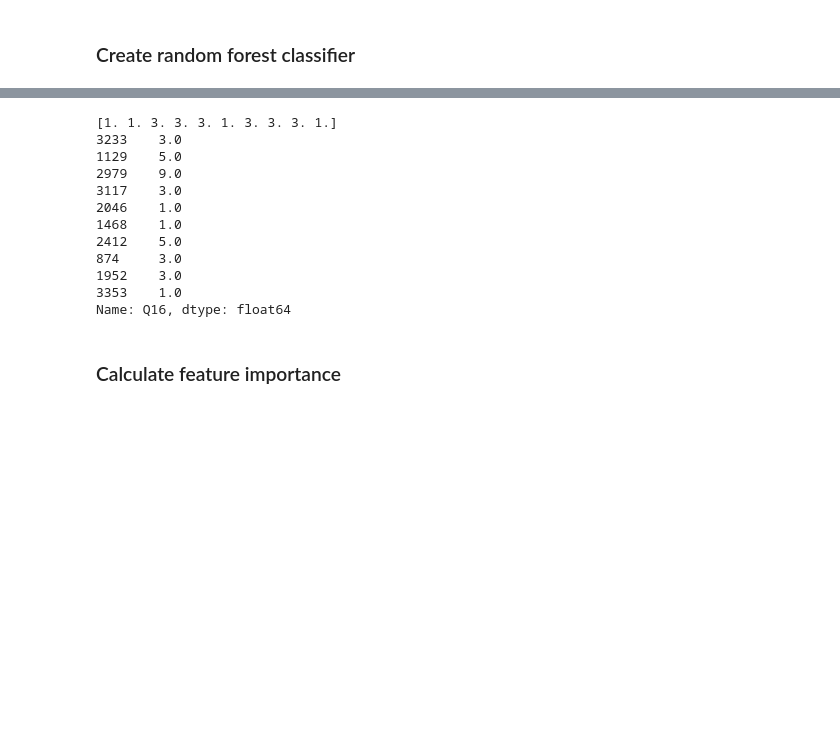
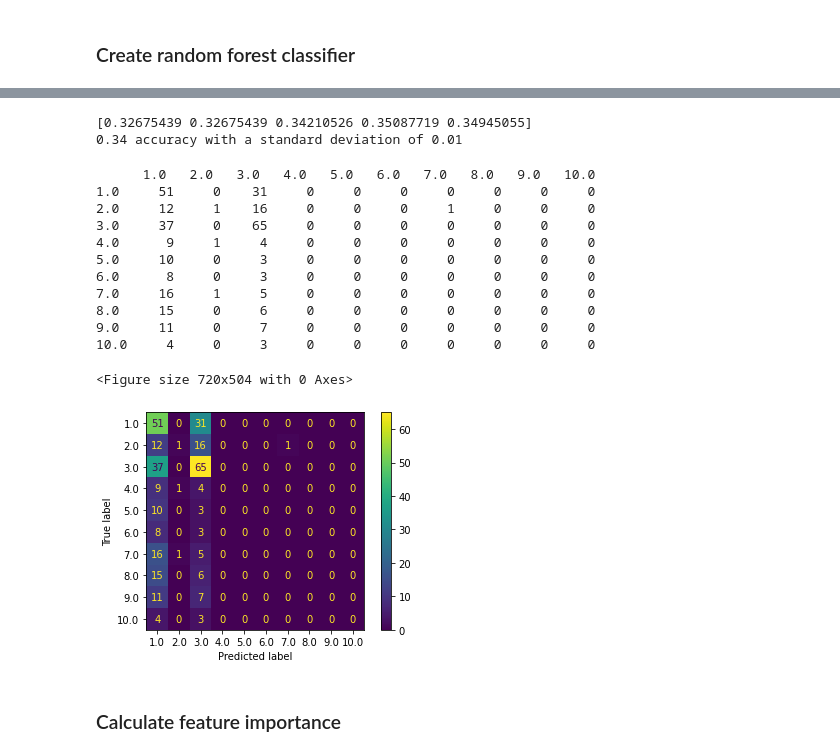
Before and after one commit to maritoye/Statistical-Learning, a Jupyter notebook: kommune_random_forest.ipynb, the cells around one changed output, grey strips where cells are left out. Drawn from its saved outputs; the diff is of its cells as text; code cells hidden in the pictures; blank space fills up the shorter version.

Commit message:
confusion matrix

```diff
--- a/kommune_random_forest.ipynb
+++ b/kommune_random_forest.ipynb
@@ -71,19 +70,42 @@ Accuracy: 0.3607142857142857
-# %%
-print(clf.predict(test_X[:10]))
-print(test_y[:10])
-# %% [output]
-[1. 1. 3. 3. 3. 1. 3. 3. 3. 1.]
-3233    3.0
-1129    5.0
-2979    9.0
-3117    3.0
-2046    1.0
-1468    1.0
-2412    5.0
-874     3.0
-1952    3.0
-3353    1.0
-Name: Q16, dtype: float64
+# %%
+from sklearn.model_selection import cross_val_score
+scores = cross_val_score(clf, train_X, train_y, cv=5)
+print(scores)
+print("%0.2f accuracy with a standard deviation of %0.2f" % (scores.mean(), scores.std()))
+# %% [output]
+[0.32675439 0.32675439 0.34210526 0.35087719 0.34945055]
+0.34 accuracy with a standard deviation of 0.01
+# %%
+from sklearn.metrics import confusion_matrix
+from sklearn.metrics import plot_confusion_matrix
+import matplotlib.pyplot as plt
+
+conmat = confusion_matrix(test_y, y_pred)
+val = np.mat(conmat)
+
+classnames = list(set(train["Q16"]))
+
+df_cm = pd.DataFrame(val, index=classnames, columns=classnames)
+
+print(df_cm)
+
+plt.figure(figsize = (10,7))
+plot_confusion_matrix(clf,test_X,test_y)
+plt.savefig("cm_random_forest.png")
+# %% [output]
+      1.0   2.0   3.0   4.0   5.0   6.0   7.0   8.0   9.0   10.0
+1.0     51     0    31     0     0     0     0     0     0     0
+2.0     12     1    16     0     0     0     1     0     0     0
+3.0     37     0    65     0     0     0     0     0     0     0
+4.0      9     1     4     0     0     0     0     0     0     0
+5.0     10     0     3     0     0     0     0     0     0     0
+6.0      8     0     3     0     0     0     0     0     0     0
+7.0     16     1     5     0     0     0     0     0     0     0
+8.0     15     0     6     0     0     0     0     0     0     0
+9.0     11     0     7     0     0     0     0     0     0     0
+10.0     4     0     3     0     0     0     0     0     0     0
+<Figure size 720x504 with 0 Axes>
+[figure, added]
 # %% [markdown]
 ### Calculate feature importance
 # %%
```
Also changed, not shown: parts of 7 cells of this notebook, 13 other files.
